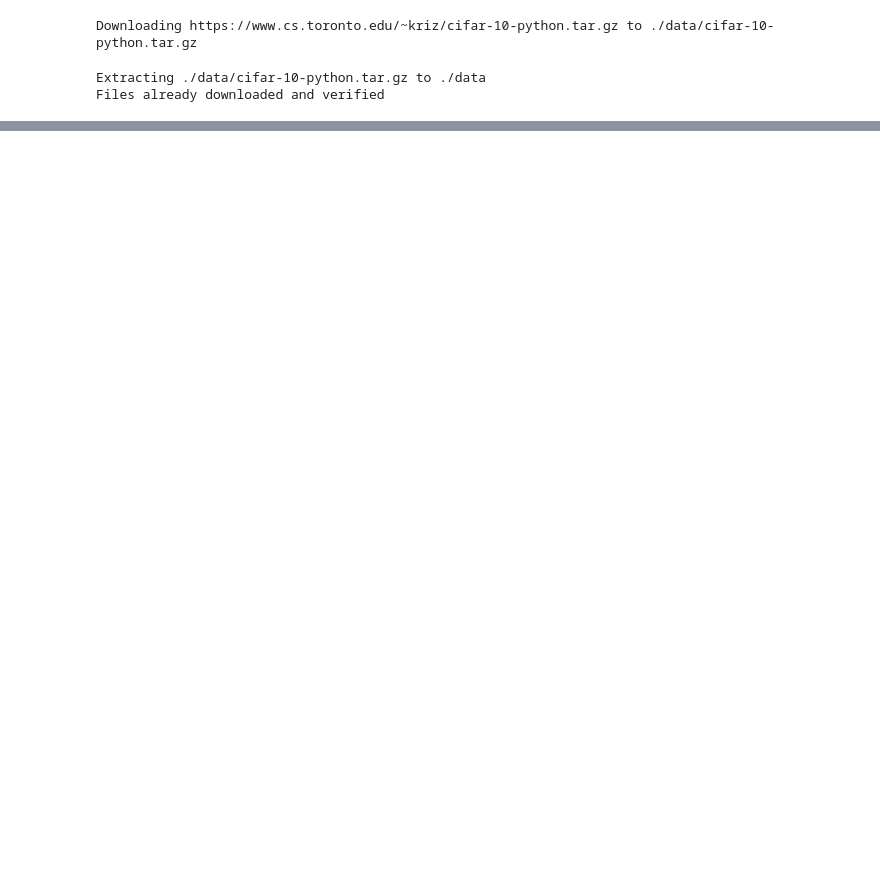
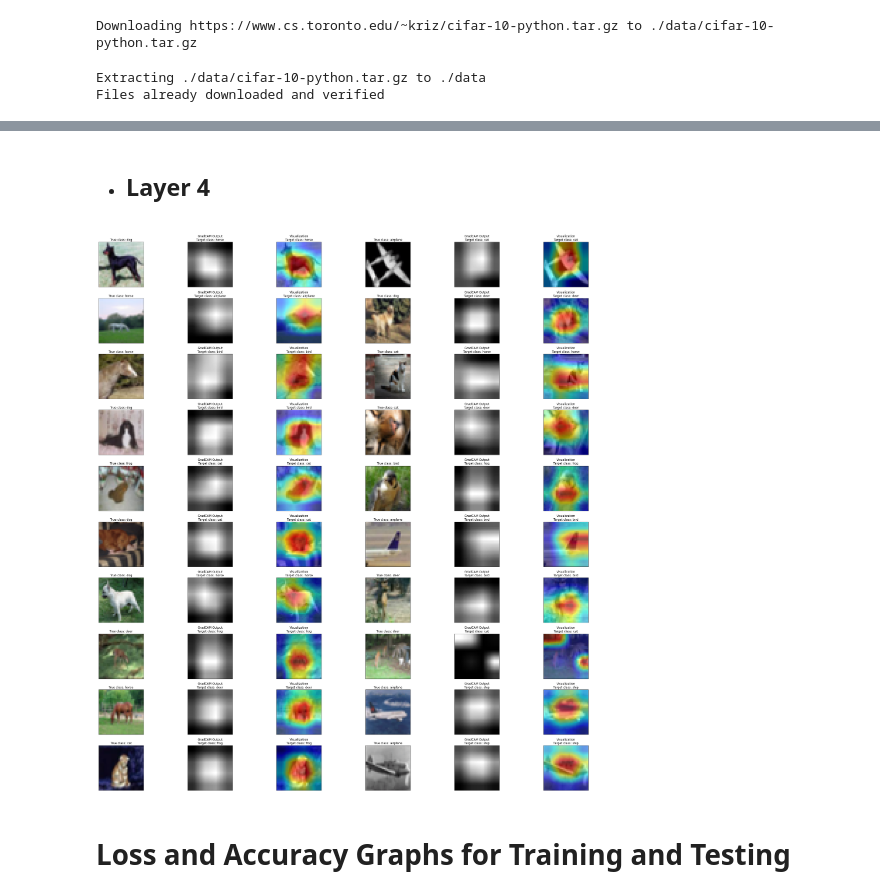
Before and after one commit to abhyuditjain/eva-8, a Jupyter notebook: session7/session7_assignment.ipynb, the cells around one changed output, grey strips where cells are left out. Saved outputs shown, nothing was run; the diff lists cells and outputs as text; code cells hidden in the pictures; blank space fills up the shorter version.

```diff
--- a/session7/session7_assignment.ipynb
+++ b/session7/session7_assignment.ipynb
@@ -154,3 +180,11 @@ show_grad_cam(model, device, misclassified_images[:20], labels[:20], "layer3.1.c
+# %% [markdown]
+- ## Layer 4
+# %%
+show_grad_cam(model, device, misclassified_images[:20], labels[:20], predictions[:20], "layer4.1.conv2", cifar10.classes)
+# %% [output]
+[figure, added]
+# %% [markdown]
+# Loss and Accuracy Graphs for Training and Testing
 # %%
 show_losses_and_accuracies(trainer, tester, 20)
 # %% [output]
```
Also changed, not shown: parts of 15 cells of this notebook, 9 other files.
